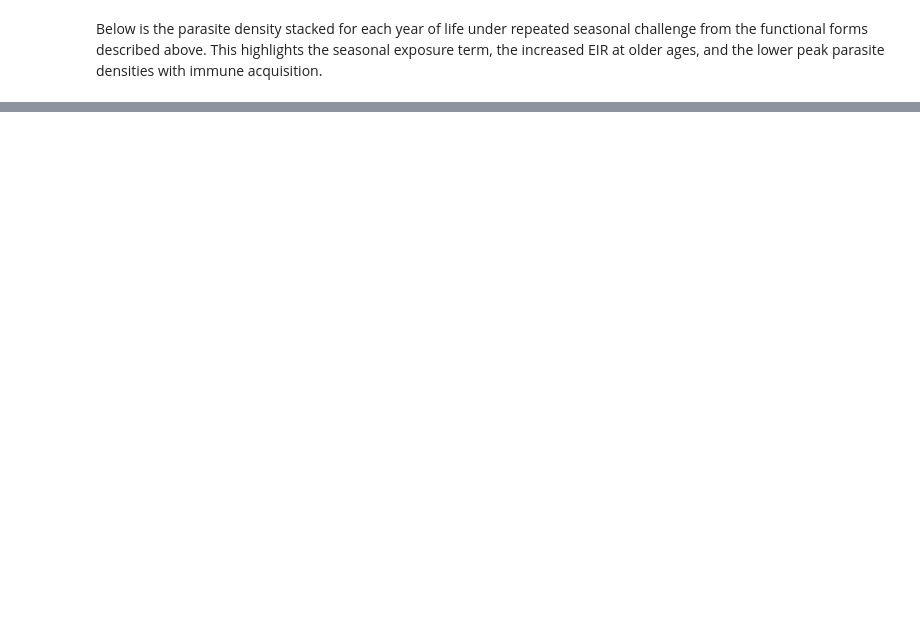
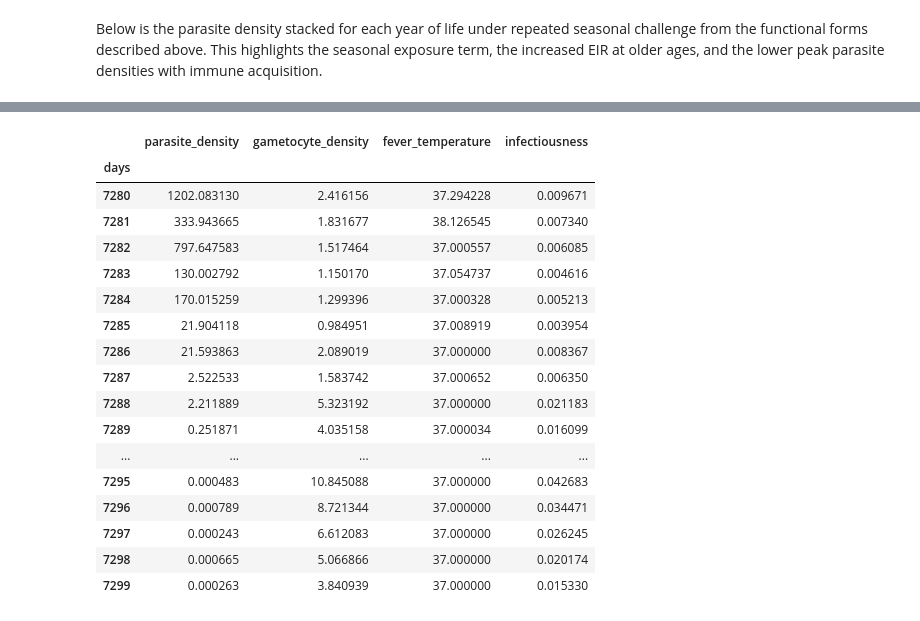
Before and after one commit to edwenger/emod-demo, a Jupyter notebook: examples/seasonal_challenge.ipynb, the cells around one changed output, grey strips where cells are left out. Cells and saved outputs as stored; diff of their text form; code cells hidden in the pictures; blank space fills up the shorter version.

```diff
--- a/examples/seasonal_challenge.ipynb
+++ b/examples/seasonal_challenge.ipynb
@@ -25,0 +26,32 @@ plot_heatmap(df)
+# %%
+import numpy as np
+
+MICROLITERS_PER_BLOODMEAL = 2.0  # from EMOD
+base_gametocyte_mosquito_survival = 0.002011099  # from idmtools-calibra (post-2017 settings)
+
+def infectiousness(g):
+    # TODO: add cytokine killing fever effect here also
+    return 1-np.exp(-(g * MICROLITERS_PER_BLOODMEAL * base_gametocyte_mosquito_survival))
+# %%
+df['infectiousness'] = df.gametocyte_density.map(infectiousness)
+# %%
+df.tail(20)
+# %% [output]
+|  | parasite_density | gametocyte_density | fever_temperature | infectiousness |
+| days |  |  |  |  |
+| 7280 | 1202.083130 | 2.416156 | 37.294228 | 0.009671 |
+| 7281 | 333.943665 | 1.831677 | 38.126545 | 0.007340 |
+| 7282 | 797.647583 | 1.517464 | 37.000557 | 0.006085 |
+| 7283 | 130.002792 | 1.150170 | 37.054737 | 0.004616 |
+| 7284 | 170.015259 | 1.299396 | 37.000328 | 0.005213 |
+| 7285 | 21.904118 | 0.984951 | 37.008919 | 0.003954 |
+| 7286 | 21.593863 | 2.089019 | 37.000000 | 0.008367 |
+| 7287 | 2.522533 | 1.583742 | 37.000652 | 0.006350 |
+| 7288 | 2.211889 | 5.323192 | 37.000000 | 0.021183 |
+| 7289 | 0.251871 | 4.035158 | 37.000034 | 0.016099 |
+| ... | ... | ... | ... | ... |
+| 7295 | 0.000483 | 10.845088 | 37.000000 | 0.042683 |
+| 7296 | 0.000789 | 8.721344 | 37.000000 | 0.034471 |
+| 7297 | 0.000243 | 6.612083 | 37.000000 | 0.026245 |
+| 7298 | 0.000665 | 5.066866 | 37.000000 | 0.020174 |
+| 7299 | 0.000263 | 3.840939 | 37.000000 | 0.015330 |
```
Also changed, not shown: parts of 2 cells of this notebook, 1 other file.
